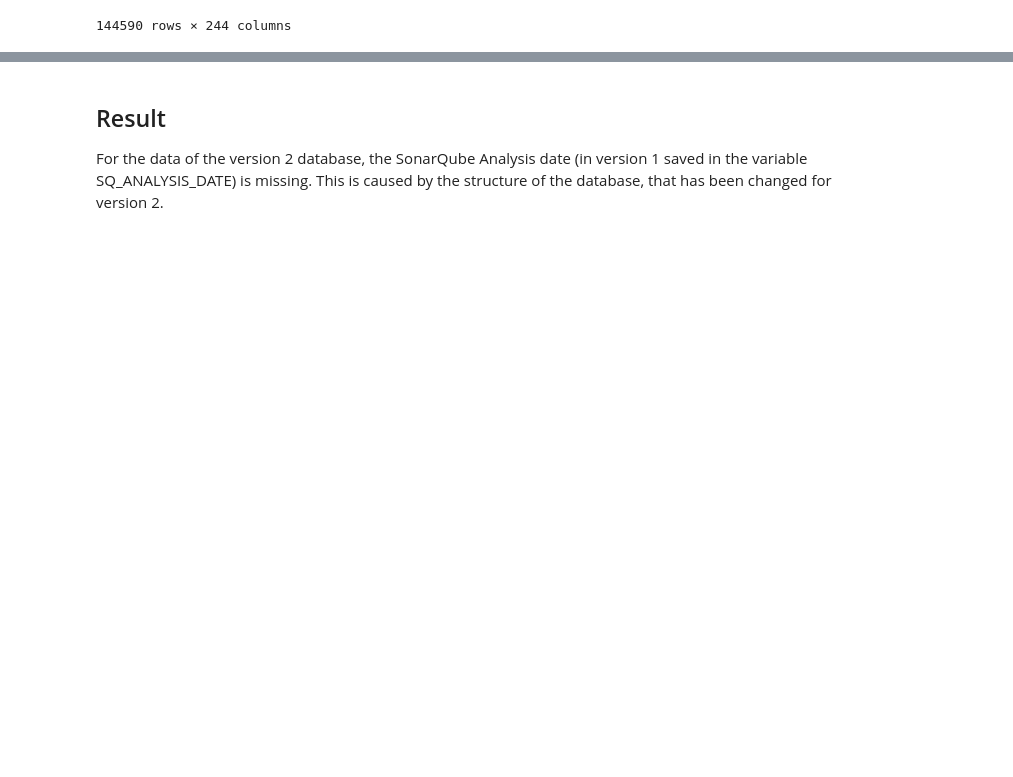
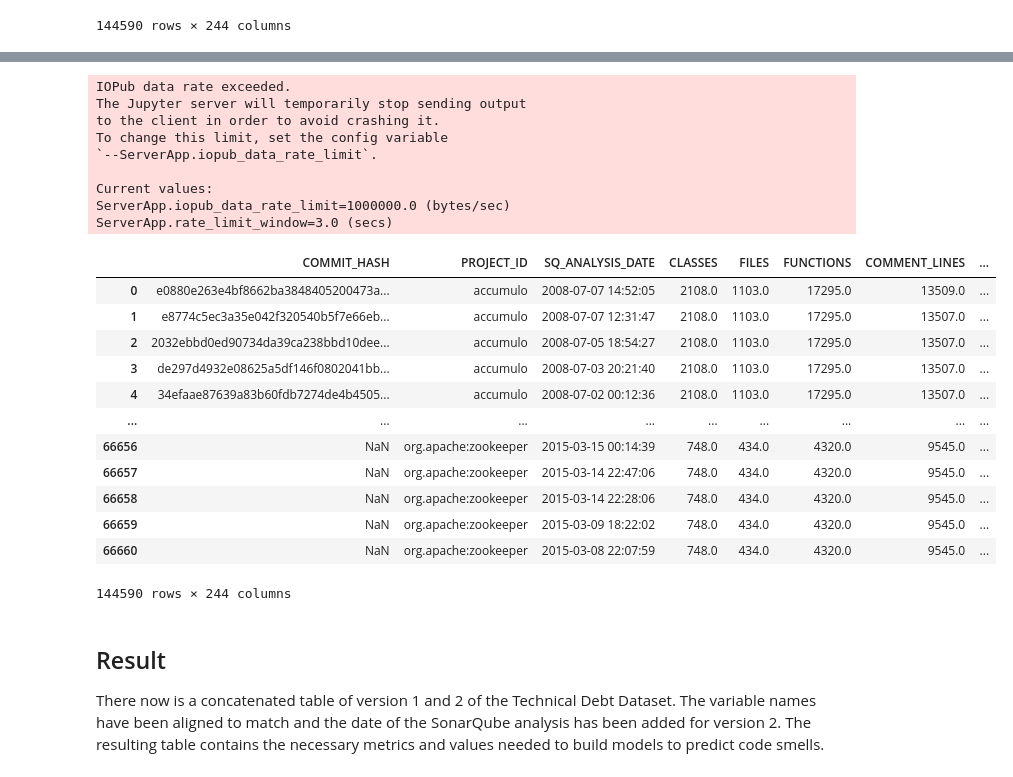
Before and after one commit to CarolineGraebelBHT/MasterProjectSonarQube, a Jupyter notebook: Scripts/Sonar Measure Cleaning/Sonar_Measure_Cleaning.ipynb, the cells around one changed output, grey strips where cells are left out. Saved outputs shown, nothing was run; the diff lists cells and outputs as text; code cells hidden in the pictures; blank space fills up the shorter version.

```diff
--- a/Scripts/Sonar Measure Cleaning/Sonar_Measure_Cleaning.ipynb
+++ b/Scripts/Sonar Measure Cleaning/Sonar_Measure_Cleaning.ipynb
@@ -155,0 +173,10 @@ df_conc.head(-50)
+# %%
+# read in data containing the SonarQube analysis date
+analysis_df = pd.read_csv(os.path.join(data_dir, 'SONAR_ANALYSIS.csv'))
+
+# select needed columns
+analysis_df = analysis_df[["ANALYSIS_KEY", "DATE"]]
+
+# rename columns so its naming is consistent with df_conc
+analysis_df.columns = ["ANALYSIS_KEY", "SQ_ANALYSIS_DATE"]
+analysis_df.head()
@@ -156,5 +190,38 @@ df_conc.head(-50)
+# %%
+# map the analysis keys with the according dates
+analysis_key_date_map = analysis_df.set_index('ANALYSIS_KEY')['SQ_ANALYSIS_DATE'].to_dict()
+
+# fill in missing values of the df_conc with those value pairs
+for index, row in df_conc.iterrows():
+    if pd.isna(row['SQ_ANALYSIS_DATE']) and row['database'] == 'Version2' and row['ANALYSIS_KEY'] in analysis_key_date_map:
+        df_conc.loc[index, 'SQ_ANALYSIS_DATE'] = analysis_key_date_map[row['ANALYSIS_KEY']]
+
+df_conc.head(-50)
+# %% [output]
+IOPub data rate exceeded.
+The Jupyter server will temporarily stop sending output
+to the client in order to avoid crashing it.
+To change this limit, set the config variable
+`--ServerApp.iopub_data_rate_limit`.
+
+Current values:
+ServerApp.iopub_data_rate_limit=1000000.0 (bytes/sec)
+ServerApp.rate_limit_window=3.0 (secs)
+|  | COMMIT_HASH | PROJECT_ID | SQ_ANALYSIS_DATE | CLASSES | FILES | FUNCTIONS | COMMENT_LINES | ... |
+| 0 | e0880e263e4bf8662ba3848405200473a... | accumulo | 2008-07-07 14:52:05 | 2108.0 | 1103.0 | 17295.0 | 13509.0 | ... |
+| 1 | e8774c5ec3a35e042f320540b5f7e66eb... | accumulo | 2008-07-07 12:31:47 | 2108.0 | 1103.0 | 17295.0 | 13507.0 | ... |
+| 2 | 2032ebbd0ed90734da39ca238bbd10dee... | accumulo | 2008-07-05 18:54:27 | 2108.0 | 1103.0 | 17295.0 | 13507.0 | ... |
+| 3 | de297d4932e08625a5df146f0802041bb... | accumulo | 2008-07-03 20:21:40 | 2108.0 | 1103.0 | 17295.0 | 13507.0 | ... |
+| 4 | 34efaae87639a83b60fdb7274de4b4505... | accumulo | 2008-07-02 00:12:36 | 2108.0 | 1103.0 | 17295.0 | 13507.0 | ... |
+| ... | ... | ... | ... | ... | ... | ... | ... | ... |
+| 66656 | NaN | org.apache:zookeeper | 2015-03-15 00:14:39 | 748.0 | 434.0 | 4320.0 | 9545.0 | ... |
+| 66657 | NaN | org.apache:zookeeper | 2015-03-14 22:47:06 | 748.0 | 434.0 | 4320.0 | 9545.0 | ... |
+| 66658 | NaN | org.apache:zookeeper | 2015-03-14 22:28:06 | 748.0 | 434.0 | 4320.0 | 9545.0 | ... |
+| 66659 | NaN | org.apache:zookeeper | 2015-03-09 18:22:02 | 748.0 | 434.0 | 4320.0 | 9545.0 | ... |
+| 66660 | NaN | org.apache:zookeeper | 2015-03-08 22:07:59 | 748.0 | 434.0 | 4320.0 | 9545.0 | ... |
+144590 rows × 244 columns
 # %%
 df_conc.to_csv('sonar_measures_v1_v2.csv', index = False)
 # %% [markdown]
 ## Result
-For the data of the version 2 database, the SonarQube Analysis date (in version 1 saved in the variable SQ_ANALYSIS_DATE) is missing. This is caused by the structure of the database, that has been changed for version 2.
+There now is a concatenated table of version 1 and 2 of the Technical Debt Dataset. The variable names have been aligned to match and the date of the SonarQube analysis has been added for version 2. The resulting table contains the necessary metrics and values needed to build models to predict code smells.
```
Also changed, not shown: parts of 3 cells of this notebook.
